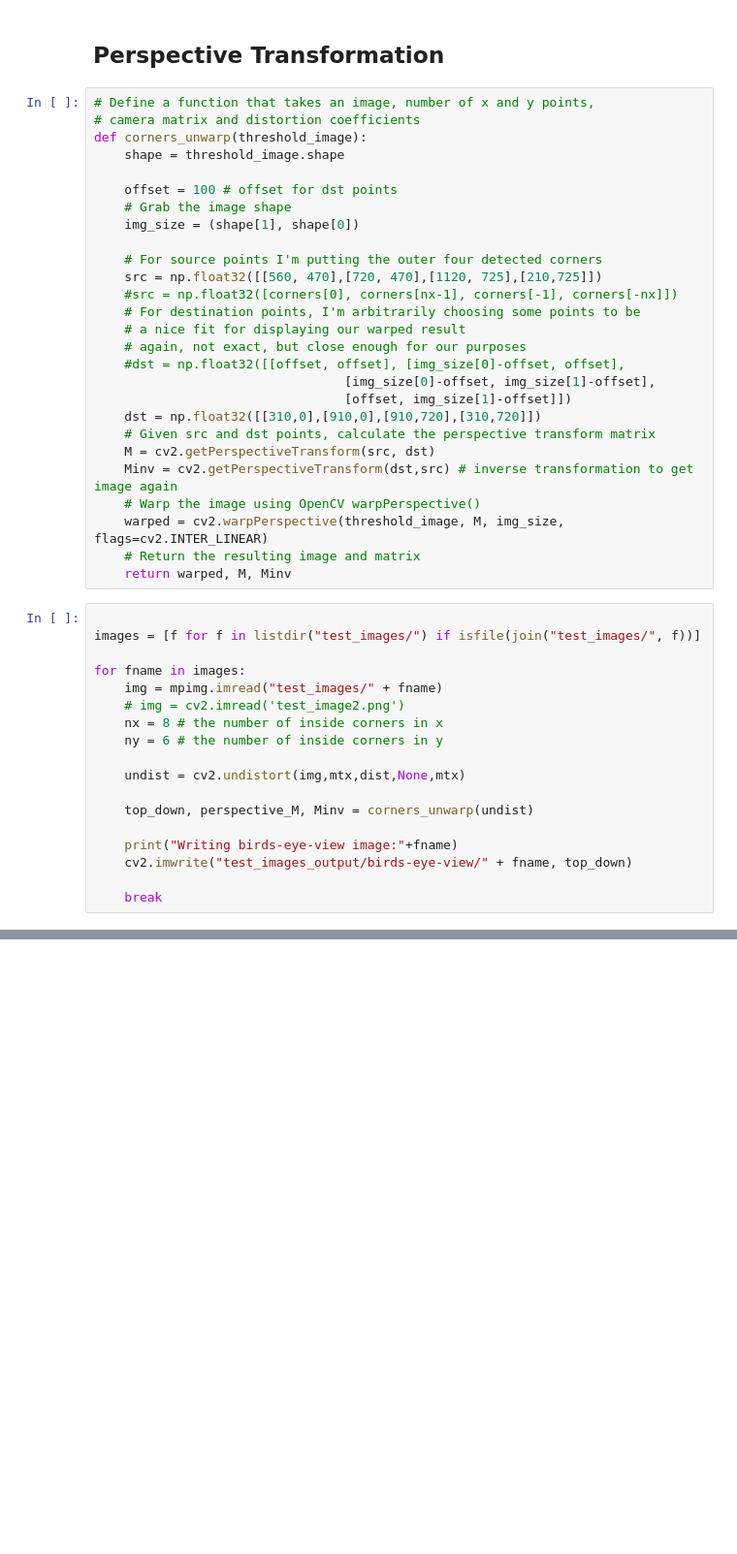
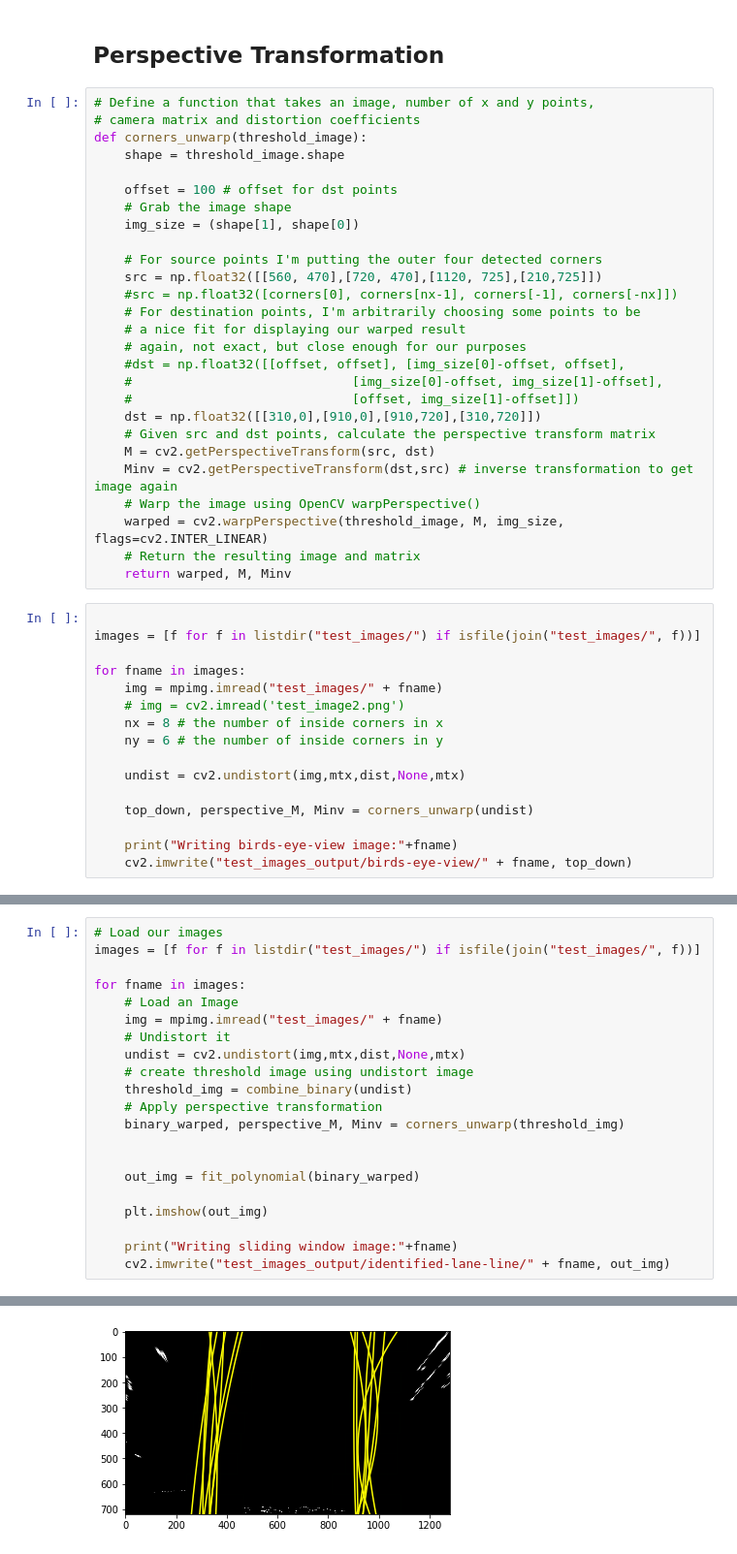
Before and after one commit to diwakarindoria/Advanced-Lane-Finding, a Jupyter notebook: project-2.ipynb, the cells around one changed output, grey strips where cells are left out. Shown at 97% size. Drawn from its saved outputs; the diff is of its cells as text; blank space fills up the shorter version.

Commit message:
Sliding Window

```diff
--- a/project-2.ipynb
+++ b/project-2.ipynb
@@ -251,8 +251,8 @@ def corners_unwarp(threshold_image):
     # a nice fit for displaying our warped result
     # again, not exact, but close enough for our purposes
     #dst = np.float32([[offset, offset], [img_size[0]-offset, offset],
-                                 [img_size[0]-offset, img_size[1]-offset],
-                                 [offset, img_size[1]-offset]])
+    #                             [img_size[0]-offset, img_size[1]-offset],
+    #                             [offset, img_size[1]-offset]])
     dst = np.float32([[310,0],[910,0],[910,720],[310,720]])
     # Given src and dst points, calculate the perspective transform matrix
     M = cv2.getPerspectiveTransform(src, dst)
@@ -277,7 +277,5 @@ for fname in images:
 
     print("Writing birds-eye-view image:"+fname)
     cv2.imwrite("test_images_output/birds-eye-view/" + fname, top_down)
-
-    break
 # %% [output]
 Writing birds-eye-view image:test4.jpg
@@ -283,0 +403,22 @@ Writing birds-eye-view image:test4.jpg
+# %%
+# Load our images
+images = [f for f in listdir("test_images/") if isfile(join("test_images/", f))]
+
+for fname in images:
+    # Load an Image
+    img = mpimg.imread("test_images/" + fname)
+    # Undistort it
+    undist = cv2.undistort(img,mtx,dist,None,mtx)
+    # create threshold image using undistort image
+    threshold_img = combine_binary(undist)
+    # Apply perspective transformation
+    binary_warped, perspective_M, Minv = corners_unwarp(threshold_img)
+
+
+    out_img = fit_polynomial(binary_warped)
+
+    plt.imshow(out_img)
+
+    print("Writing sliding window image:"+fname)
+    cv2.imwrite("test_images_output/identified-lane-line/" + fname, out_img)
+# %% [output]
@@ -283,0 +433 @@ Writing birds-eye-view image:test4.jpg
+[figure, added]
```
Also changed, not shown: parts of 4 cells of this notebook, 8 other files.
